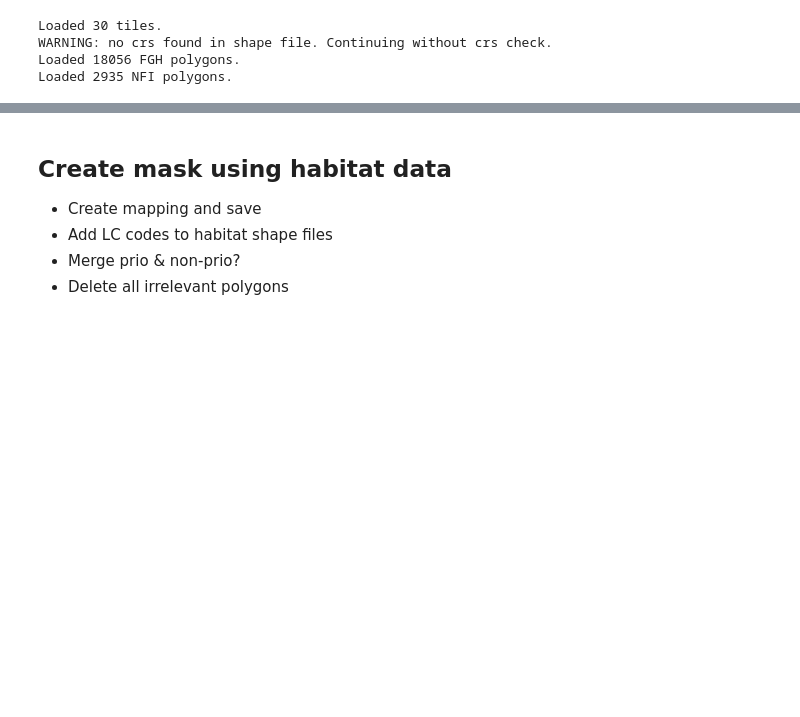
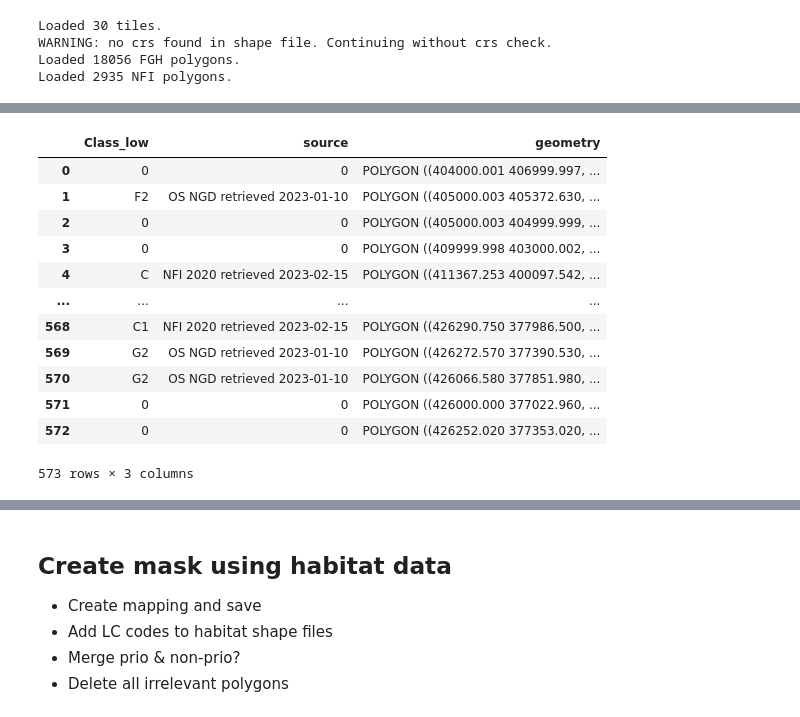
Before and after one commit to pdnpa/cnn-land-cover, a Jupyter notebook: notebooks/Create LC masks.ipynb, the cells around one changed output, grey strips where cells are left out. Saved outputs shown, nothing was run; the diff lists cells and outputs as text; code cells hidden in the pictures; blank space fills up the shorter version.

```diff
--- a/notebooks/Create LC masks.ipynb
+++ b/notebooks/Create LC masks.ipynb
@@ -1063,7 +893,2 @@ df_merged
 # %%
-df_merged = lca.test_validity_geometry_column(df_merged)
+df_merged = lca.filter_only_polygons_from_geometry_column(df_merged, area_threshold=1)
-# %%
-print(f'Length pre area filter: {len(df_merged)}')
-df_merged = df_merged[df_merged['geometry'].area > 0]
-print(f'Length post area filter: {len(df_merged)}')
-# df_merged = df_merged.explode().reset_index(drop=True)
@@ -1098,0 +915,16 @@ RuntimeError: Failed to write record: {'id': '89', 'type': 'Feature', 'propertie
+# %%
+df_merged
+# %% [output]
+|  | Class_low | source | geometry |
+| 0 | 0 | 0 | POLYGON ((404000.001 406999.997, ... |
+| 1 | F2 | OS NGD retrieved 2023-01-10 | POLYGON ((405000.003 405372.630, ... |
+| 2 | 0 | 0 | POLYGON ((405000.003 404999.999, ... |
+| 3 | 0 | 0 | POLYGON ((409999.998 403000.002, ... |
+| 4 | C | NFI 2020 retrieved 2023-02-15 | POLYGON ((411367.253 400097.542, ... |
+| ... | ... | ... | ... |
+| 568 | C1 | NFI 2020 retrieved 2023-02-15 | POLYGON ((426290.750 377986.500, ... |
+| 569 | G2 | OS NGD retrieved 2023-01-10 | POLYGON ((426272.570 377390.530, ... |
+| 570 | G2 | OS NGD retrieved 2023-01-10 | POLYGON ((426066.580 377851.980, ... |
+| 571 | 0 | 0 | POLYGON ((426000.000 377022.960, ... |
+| 572 | 0 | 0 | POLYGON ((426252.020 377353.020, ... |
+573 rows × 3 columns
```
Also changed, not shown: parts of 13 cells of this notebook, 6 other files.
